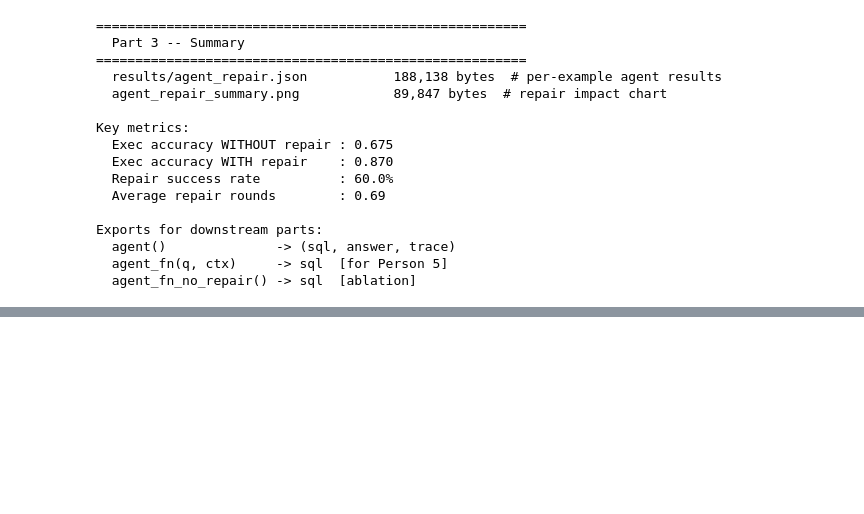
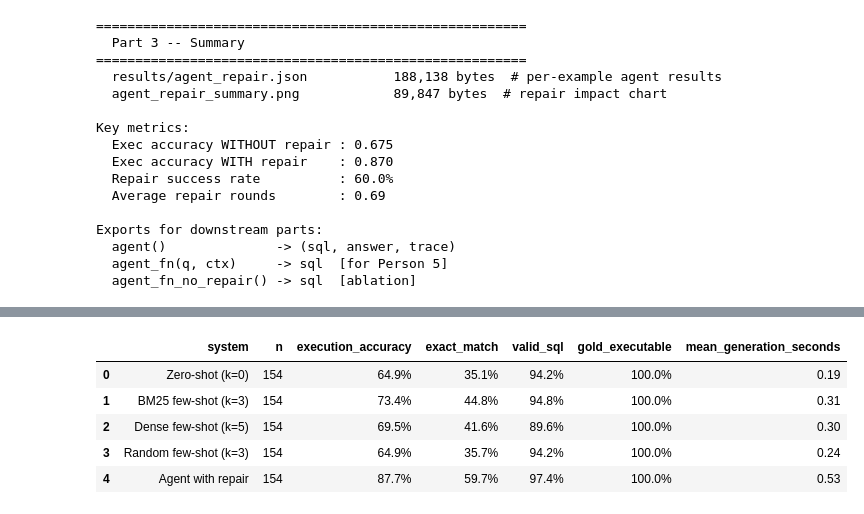
Before and after one commit to Pappu-Meghana-Sharma/p05-text-to-sql-analyst, a Jupyter notebook: ProjectReferences/P05_Text_to_SQL_Final.ipynb, the cells around one changed output, grey strips where cells are left out. Drawn from its saved outputs; the diff is of its cells as text; code cells hidden in the pictures; blank space fills up the shorter version.

```diff
--- a/ProjectReferences/P05_Text_to_SQL_Final.ipynb
+++ b/ProjectReferences/P05_Text_to_SQL_Final.ipynb
@@ -2037,0 +2520,92 @@ Exports for downstream parts:
+# %%
+EVAL_ARTIFACT_PATHS = {
+    "Zero-shot (k=0)": EVAL_RESULTS / "test_zero_shot.json",
+    "BM25 few-shot (k=3)": EVAL_RESULTS / "test_bm25_k3.json",
+    "Dense few-shot (k=5)": EVAL_RESULTS / "test_dense_k5.json",
+    "Random few-shot (k=3)": EVAL_RESULTS / "test_random_k3.json",
+    "Agent with repair": EVAL_RESULTS / "agent_repair.json",
+}
+EVAL_ARTIFACTS = {}
+for system_name, artifact_path in EVAL_ARTIFACT_PATHS.items():
+    if artifact_path.exists():
+        with artifact_path.open(encoding="utf-8") as file:
+            records = json.load(file)
+        EVAL_ARTIFACTS[system_name] = {int(record["id"]): record for record in records}
+    else:
+        print(f"Artifact unavailable: {artifact_path.relative_to(EVAL_ROOT)}")
+
+EVAL_COMMON_IDS = set(EVAL_TEST_IDS)
+for records_by_id in EVAL_ARTIFACTS.values():
+    EVAL_COMMON_IDS &= set(records_by_id)
+if not EVAL_COMMON_IDS:
+    raise ValueError("No common test IDs found across the available system artifacts.")
+
+print(f"Common fixed-test cohort: {len(EVAL_COMMON_IDS)} / {len(EVAL_TEST_IDS)}")
+for system_name, records_by_id in EVAL_ARTIFACTS.items():
+    covered_ids = set(records_by_id) & EVAL_TEST_IDS
+    print(f"  {system_name:<24} {len(covered_ids):>3} IDs; missing {len(EVAL_TEST_IDS - covered_ids)}")
+
+
+def _eval_normalize_sql(sql):
+    return re.sub(r"\s+", " ", (sql or "").strip().rstrip(";")).casefold()
+
+
+_EVAL_SQL_CACHE = {}
+
+
+def _eval_run_sql(example_id, sql):
+    cache_key = (int(example_id), sql or "")
+    if cache_key not in _EVAL_SQL_CACHE:
+        example = EVAL_ROWS_BY_ID[int(example_id)]
+        _EVAL_SQL_CACHE[cache_key] = data.run_sql(example.get("sql_context", ""), sql or "")
+    return _EVAL_SQL_CACHE[cache_key]
+
+
+EVAL_ROWS = []
+for system_name, records_by_id in EVAL_ARTIFACTS.items():
+    for example_id in sorted(EVAL_COMMON_IDS):
+        record = records_by_id[example_id]
+        example = EVAL_ROWS_BY_ID[example_id]
+        prediction = record.get("pred", "") or ""
+        gold_sql = example["sql"]
+        predicted_rows, predicted_error = _eval_run_sql(example_id, prediction)
+        gold_rows, gold_error = _eval_run_sql(example_id, gold_sql)
+        EVAL_ROWS.append({
+            "system": system_name,
+            "id": example_id,
+            "domain": example.get("domain", "unknown"),
+            "complexity": example.get("sql_complexity", "unknown"),
+            "question": example.get("sql_prompt", record.get("question", "")),
+            "pred": prediction,
+            "gold": gold_sql,
+            "correct": bool(gold_error is None and data.same_result(predicted_rows, gold_rows)),
+            "exact_match": _eval_normalize_sql(prediction) == _eval_normalize_sql(gold_sql),
+            "valid_sql": predicted_error is None,
+            "pred_error": predicted_error,
+            "gold_error": gold_error,
+            "sec": record.get("sec", np.nan),
+        })
+
+EVAL_DF = pd.DataFrame(EVAL_ROWS)
+EVAL_SYSTEM_TABLE = (
+    EVAL_DF.groupby("system", sort=False)
+    .agg(
+        n=("id", "count"),
+        execution_accuracy=("correct", "mean"),
+        exact_match=("exact_match", "mean"),
+        valid_sql=("valid_sql", "mean"),
+        gold_executable=("gold_error", lambda values: values.isna().mean()),
+        mean_generation_seconds=("sec", "mean"),
+    )
+    .reset_index()
+)
+EVAL_SYSTEM_TABLE.to_csv(EVAL_RESULTS / "fixed_cohort_results.csv", index=False)
+display(EVAL_SYSTEM_TABLE.style.format({
+    "execution_accuracy": "{:.1%}",
+    "exact_match": "{:.1%}",
+    "valid_sql": "{:.1%}",
+    "gold_executable": "{:.1%}",
+    "mean_generation_seconds": "{:.2f}",
+}))
+print(f"Saved: {EVAL_RESULTS / 'fixed_cohort_results.csv'}")
+# %% [output]
@@ -2037,0 +2618,6 @@ Exports for downstream parts:
+|  | system | n | execution_accuracy | exact_match | valid_sql | gold_executable | mean_generation_seconds |
+| 0 | Zero-shot (k=0) | 154 | 64.9% | 35.1% | 94.2% | 100.0% | 0.19 |
+| 1 | BM25 few-shot (k=3) | 154 | 73.4% | 44.8% | 94.8% | 100.0% | 0.31 |
+| 2 | Dense few-shot (k=5) | 154 | 69.5% | 41.6% | 89.6% | 100.0% | 0.30 |
+| 3 | Random few-shot (k=3) | 154 | 64.9% | 35.7% | 94.2% | 100.0% | 0.24 |
+| 4 | Agent with repair | 154 | 87.7% | 59.7% | 97.4% | 100.0% | 0.53 |
```
Also changed, not shown: parts of 54 cells of this notebook.
